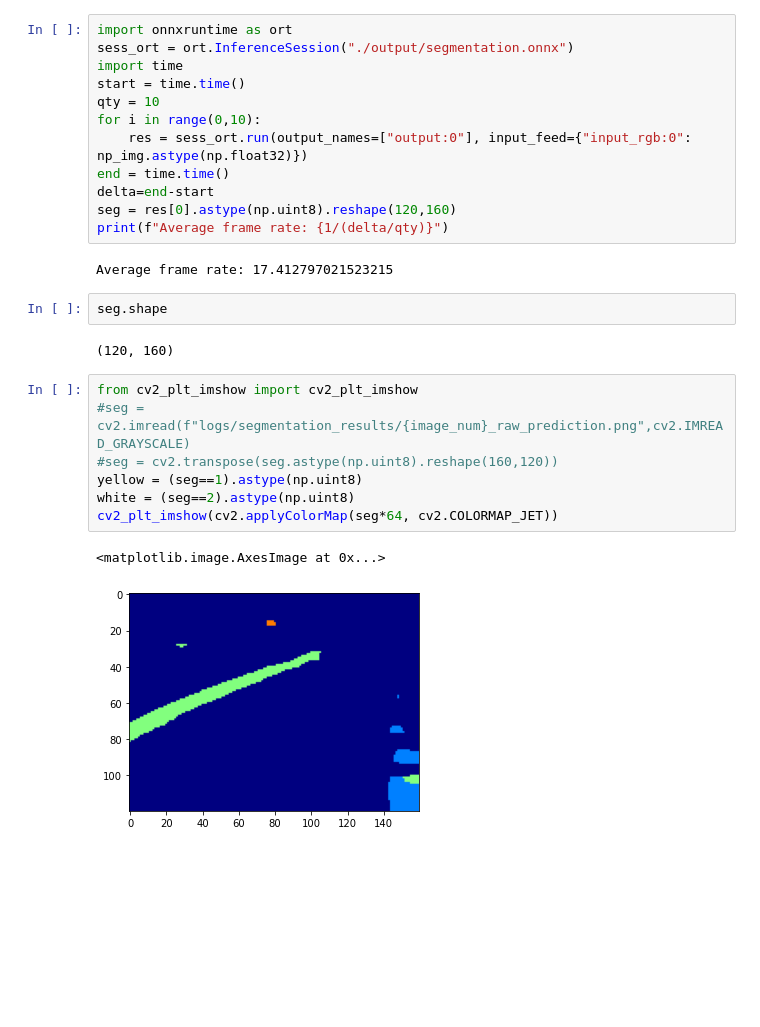
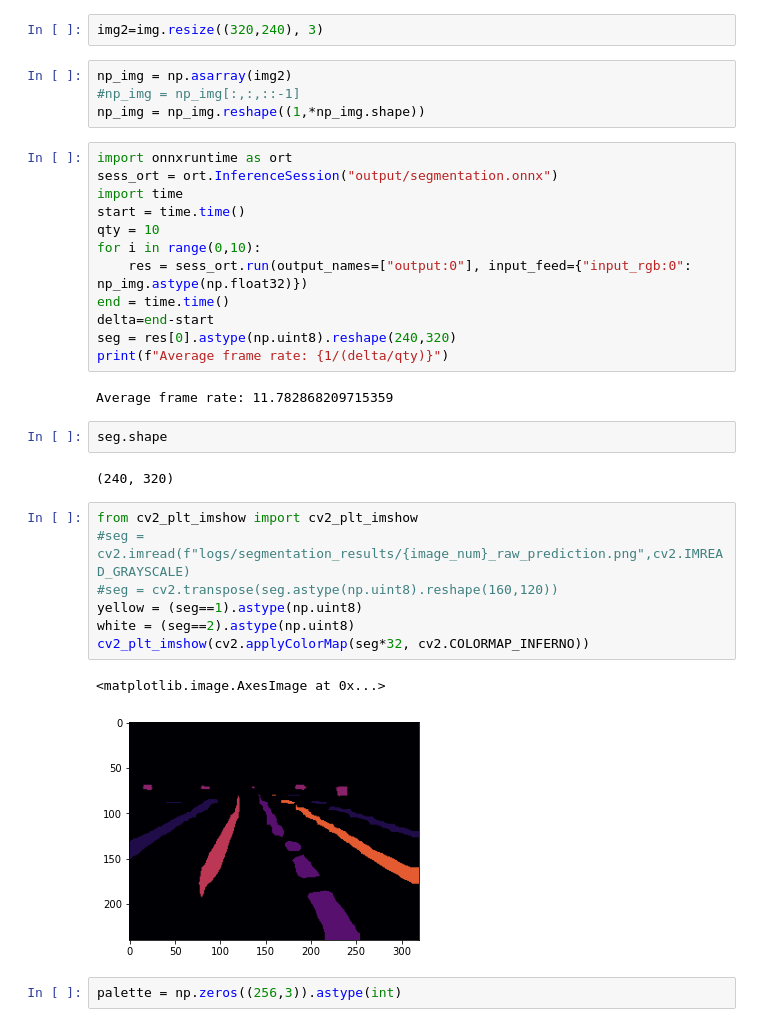
Before and after one commit to Nicola-Taddei/Duckietown-dataset-generator, a Jupyter notebook: infer_onnx.ipynb, the cells around one changed output. Drawn from its saved outputs; the diff is of its cells as text; blank space fills up the shorter version.

Commit message:
Changed color map

```diff
--- a/infer_onnx.ipynb
+++ b/infer_onnx.ipynb
@@ -20,6 +18,12 @@ img
+# %%
+img2=img.resize((320,240), 3)
+# %%
+np_img = np.asarray(img2)
+#np_img = np_img[:,:,::-1]
+np_img = np_img.reshape((1,*np_img.shape))
 # %%
 import onnxruntime as ort
-sess_ort = ort.InferenceSession("./output/segmentation.onnx")
+sess_ort = ort.InferenceSession("output/segmentation.onnx")
 import time
 start = time.time()
 qty = 10
@@ -27,21 +31,23 @@ for i in range(0,10):
     res = sess_ort.run(output_names=["output:0"], input_feed={"input_rgb:0": np_img.astype(np.float32)})
 end = time.time()
 delta=end-start
-seg = res[0].astype(np.uint8).reshape(120,160)
+seg = res[0].astype(np.uint8).reshape(240,320)
 print(f"Average frame rate: {1/(delta/qty)}")
 # %% [output]
-Average frame rate: 17.412797021523215
+Average frame rate: 11.782868209715359
 # %%
 seg.shape
 # %% [output]
-(120, 160)
+(240, 320)
 # %%
 from cv2_plt_imshow import cv2_plt_imshow
 #seg = cv2.imread(f"logs/segmentation_results/{image_num}_raw_prediction.png",cv2.IMREAD_GRAYSCALE)
 #seg = cv2.transpose(seg.astype(np.uint8).reshape(160,120))
 yellow = (seg==1).astype(np.uint8)
 white = (seg==2).astype(np.uint8)
-cv2_plt_imshow(cv2.applyColorMap(seg*64, cv2.COLORMAP_JET))
+cv2_plt_imshow(cv2.applyColorMap(seg*32, cv2.COLORMAP_INFERNO))
 # %% [output]
 <matplotlib.image.AxesImage at 0x...>
-[figure, old version]
+[figure, new version]
+# %%
+palette = np.zeros((256,3)).astype(int)
```
Also changed, not shown: parts of 8 cells of this notebook.
